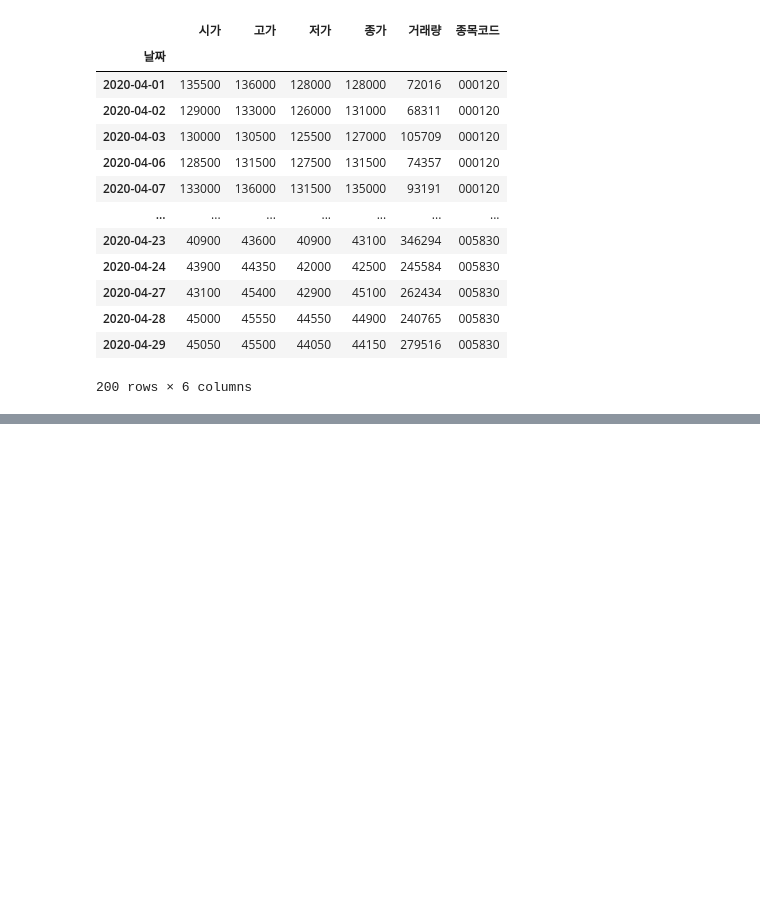
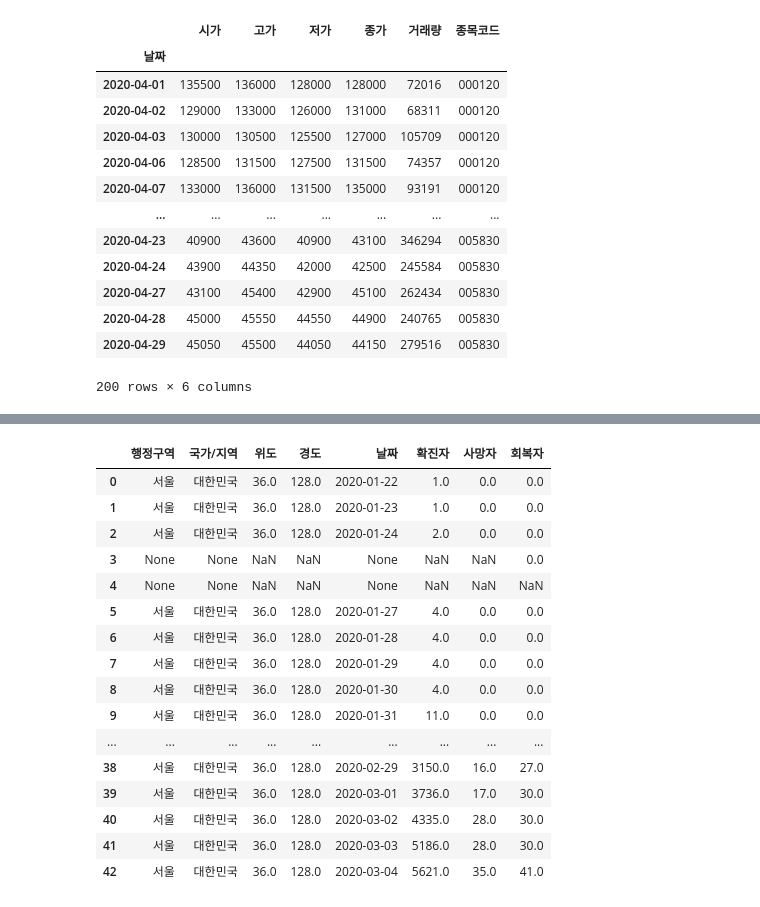
Before and after one commit to 8robbieboy8/GITHUB_TEST, a Jupyter notebook: 튜터링/연습.ipynb, the cells around one changed output, grey strips where cells are left out. Drawn from its saved outputs; the diff is of its cells as text; code cells hidden in the pictures; blank space fills up the shorter version.

```diff
--- a/튜터링/연습.ipynb
+++ b/튜터링/연습.ipynb
@@ -249,0 +343,37 @@ df_ohlcv
+# %%
+# reset_index함수를 사용하여 행 인덱스 재설정
+korea_data=korea_data.reset_index(drop=True)
+
+# 예제 데이터 수정
+korea_data.iloc[[0],0]='서울'
+korea_data.loc[3]=None
+korea_data.iloc[3,[6,7]]=0
+korea_data.loc[3,'사망자']=None
+korea_data.loc[4]=None
+# %%
+korea_data = korea_data.reset_index(drop = True)
+
+korea_data.iloc[:, 0] = '서울'
+korea_data.loc[3] = None
+korea_data.iloc[3, [6,7]] = 0
+korea_data.loc[3, '사망자'] = None
+korea_data.loc[4] = None
+korea_data
+# %% [output]
+|  | 행정구역 | 국가/지역 | 위도 | 경도 | 날짜 | 확진자 | 사망자 | 회복자 |
+| 0 | 서울 | 대한민국 | 36.0 | 128.0 | 2020-01-22 | 1.0 | 0.0 | 0.0 |
+| 1 | 서울 | 대한민국 | 36.0 | 128.0 | 2020-01-23 | 1.0 | 0.0 | 0.0 |
+| 2 | 서울 | 대한민국 | 36.0 | 128.0 | 2020-01-24 | 2.0 | 0.0 | 0.0 |
+| 3 | None | None | NaN | NaN | None | NaN | NaN | 0.0 |
+| 4 | None | None | NaN | NaN | None | NaN | NaN | NaN |
+| 5 | 서울 | 대한민국 | 36.0 | 128.0 | 2020-01-27 | 4.0 | 0.0 | 0.0 |
+| 6 | 서울 | 대한민국 | 36.0 | 128.0 | 2020-01-28 | 4.0 | 0.0 | 0.0 |
+| 7 | 서울 | 대한민국 | 36.0 | 128.0 | 2020-01-29 | 4.0 | 0.0 | 0.0 |
+| 8 | 서울 | 대한민국 | 36.0 | 128.0 | 2020-01-30 | 4.0 | 0.0 | 0.0 |
+| 9 | 서울 | 대한민국 | 36.0 | 128.0 | 2020-01-31 | 11.0 | 0.0 | 0.0 |
+| ... | ... | ... | ... | ... | ... | ... | ... | ... |
+| 38 | 서울 | 대한민국 | 36.0 | 128.0 | 2020-02-29 | 3150.0 | 16.0 | 27.0 |
+| 39 | 서울 | 대한민국 | 36.0 | 128.0 | 2020-03-01 | 3736.0 | 17.0 | 30.0 |
+| 40 | 서울 | 대한민국 | 36.0 | 128.0 | 2020-03-02 | 4335.0 | 28.0 | 30.0 |
+| 41 | 서울 | 대한민국 | 36.0 | 128.0 | 2020-03-03 | 5186.0 | 28.0 | 30.0 |
+| 42 | 서울 | 대한민국 | 36.0 | 128.0 | 2020-03-04 | 5621.0 | 35.0 | 41.0 |
```
Also changed, not shown: parts of 19 cells of this notebook.
